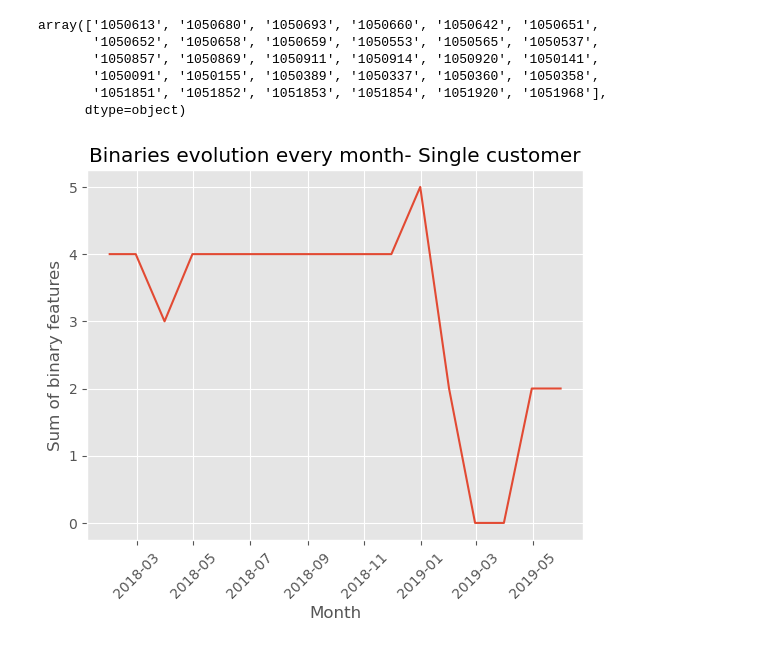
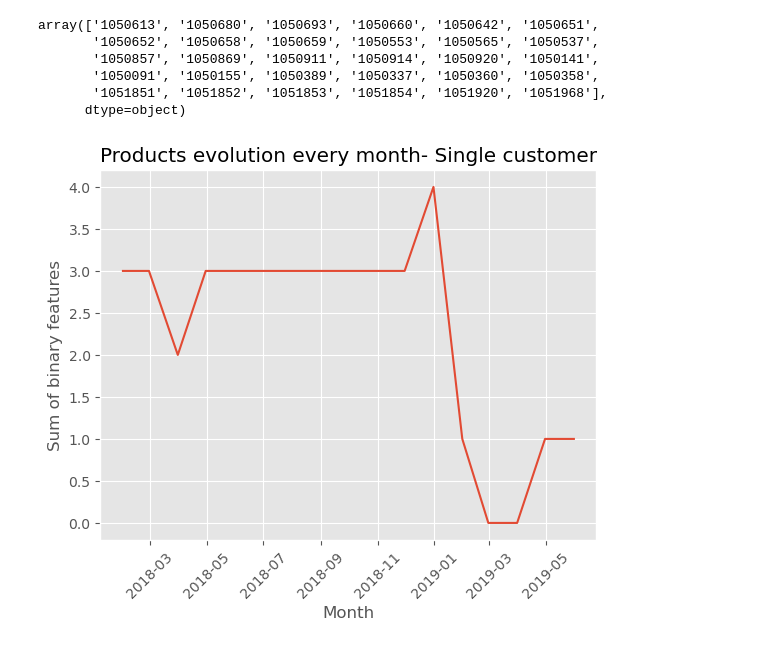
Before and after one commit to aggarcia1996/final_project_adjt, a Jupyter notebook: Analysis/EDA.ipynb, the cells around one changed output. Drawn from its saved outputs; the diff is of its cells as text; code cells hidden in the pictures.

Commit message:
more plots, more analysis towards products

```diff
--- a/Analysis/EDA.ipynb
+++ b/Analysis/EDA.ipynb
@@ -273,5 +282,0 @@ Name: Male, dtype: int64
-# %%
-df["salary_LN"] = df["salary"].apply(lambda x: np.log1p(x))
-# %%
-df["deceased"] = df["deceased"].map(lambda x: 1 if x == "S" else 0)
-df["deceased"].value_counts()
@@ -282,4 +282,0 @@ Name: deceased, dtype: int64
-# %%
-df["pk_partition"] = pd.to_datetime(df["pk_partition"])
-df["entry_date"] = pd.to_datetime(df["entry_date"], errors='coerce')
-df["entry_date"] = df["entry_date"].where(df["entry_date"].notna(), df["entry_date"].dt.floor("d") - pd.DateOffset(days = 1))
@@ -306,6 +283,3 @@ memory usage: 1.2+ GB
-# %%
-df["pk_cid"] = df["pk_cid"].astype(str)
-df["region_code"] = df["region_code"].astype(str)
 # %%
 df.groupby("entry_date").agg({"pk_cid": "count"}).plot(figsize = (15, 5), title = "Number of new registrations over time")
 # %% [output]
@@ -502,17 +497,16 @@ array(['1050613', '1050680', '1050693', '1050660', '1050642', '1050651',
 # %%
 ## this way we can see if and when something changed in a customer's account
 
-
 df_monthly = df[df["pk_cid"] == "1050358"].resample("M", on = "pk_partition").sum()
-plt.plot(df_monthly.index, df_monthly[["deceased", "short_term_deposit", "loans", "mortgage", "funds","securities", "long_term_deposit", "credit_card", "payroll","pension_plan", "payroll_account", "emc_account", "debit_card", "em_account_p", "em_acount", "active_customer"]].sum(axis = 1))
+plt.plot(df_monthly.index, df_monthly[["short_term_deposit", "loans", "mortgage", "funds","securities", "long_term_deposit", "credit_card", "payroll","pension_plan", "payroll_account", "emc_account", "debit_card", "em_account_p", "em_acount"]].sum(axis = 1))
 
 plt.xlabel("Month")
 plt.ylabel("Sum of binary features")
-plt.title("Binaries evolution every month- Single customer")
+plt.title("Products evolution every month- Single customer")
 plt.xticks(rotation=45)
 plt.show()
 # %% [output]
-[figure, old version]
+[figure, new version]
 # %%
 df[df["pk_cid"] == "1050358"].T
 # %% [output]
```
Also changed, not shown: parts of 43 cells of this notebook, 3 other files.
